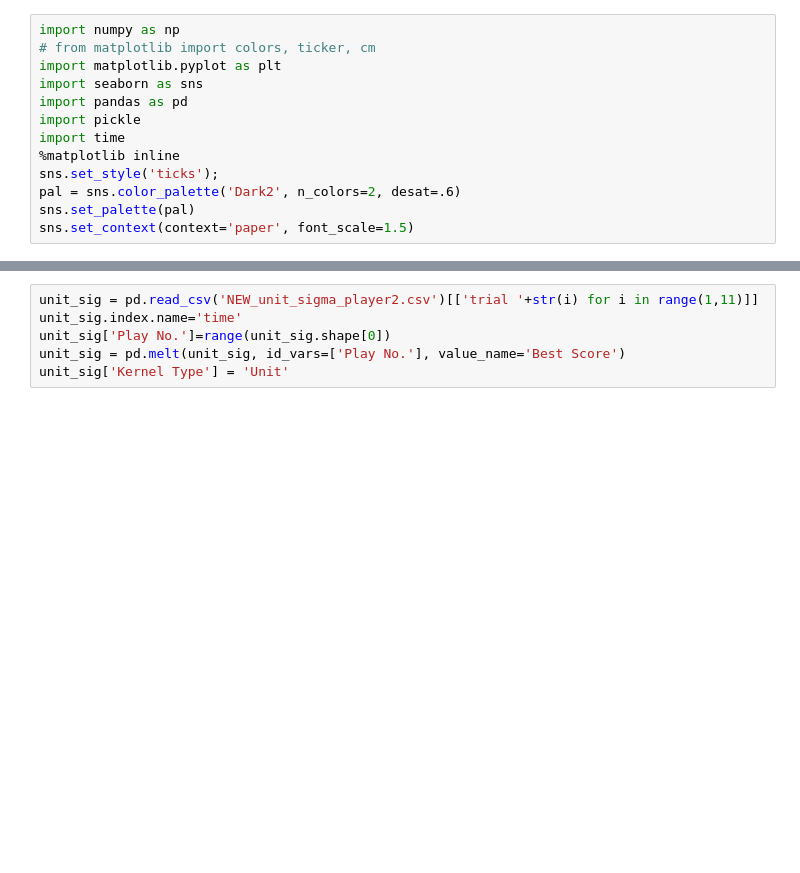
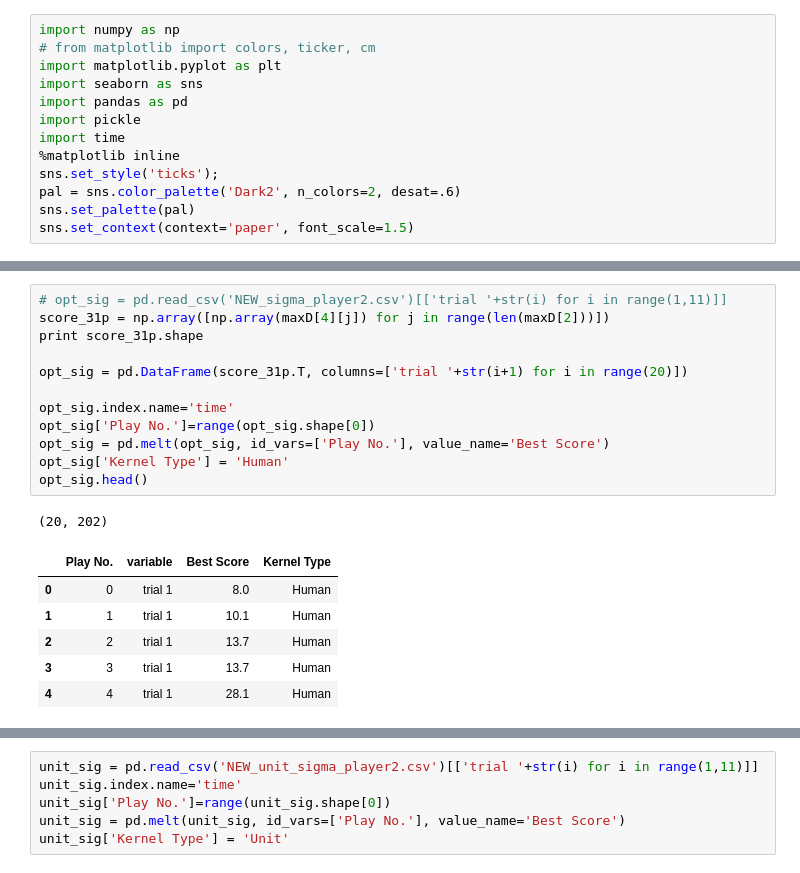
Before and after one commit to DesignInformaticsLab/EcoRacer2016, a Jupyter notebook: Player2/Results.ipynb, the cells around one changed output, grey strips where cells are left out. Drawn from its saved outputs; the diff is of its cells as text; blank space fills up the shorter version.

```diff
--- a/Player2/Results.ipynb
+++ b/Player2/Results.ipynb
@@ -13,0 +61,20 @@ sns.set_context(context='paper', font_scale=1.5)
+# %%
+# opt_sig = pd.read_csv('NEW_sigma_player2.csv')[['trial '+str(i) for i in range(1,11)]]
+score_31p = np.array([np.array(maxD[4][j]) for j in range(len(maxD[2]))])
+print score_31p.shape
+
+opt_sig = pd.DataFrame(score_31p.T, columns=['trial '+str(i+1) for i in range(20)])
+
+opt_sig.index.name='time'
+opt_sig['Play No.']=range(opt_sig.shape[0])
+opt_sig = pd.melt(opt_sig, id_vars=['Play No.'], value_name='Best Score')
+opt_sig['Kernel Type'] = 'Human'
+opt_sig.head()
+# %% [output]
+(20, 202)
+|  | Play No. | variable | Best Score | Kernel Type |
+| 0 | 0 | trial 1 | 8.0 | Human |
+| 1 | 1 | trial 1 | 10.1 | Human |
+| 2 | 2 | trial 1 | 13.7 | Human |
+| 3 | 3 | trial 1 | 13.7 | Human |
+| 4 | 4 | trial 1 | 28.1 | Human |
```
Also changed, not shown: parts of 6 cells of this notebook, 23 other files.
